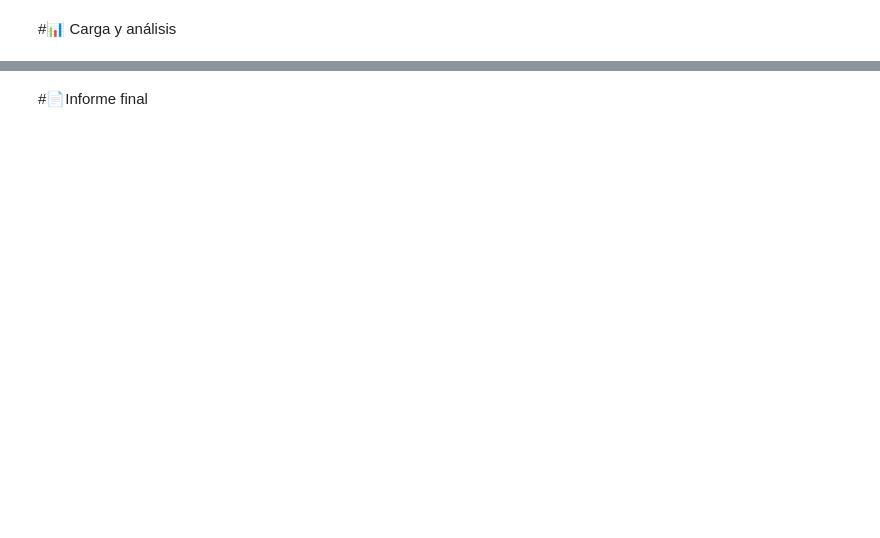
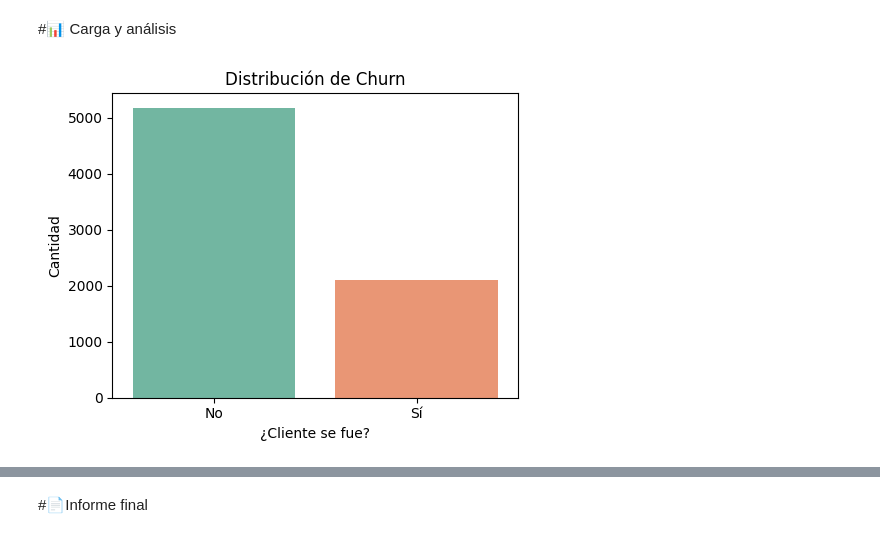
Before and after one commit to sebastian172gm/Challenge-One, a Jupyter notebook: challenge-telecomX_Latam/TelecomX_LATAM.ipynb, the cells around one changed output, grey strips where cells are left out. Saved outputs shown, nothing was run; the diff lists cells and outputs as text; code cells hidden in the pictures; blank space fills up the shorter version.

```diff
--- a/challenge-telecomX_Latam/TelecomX_LATAM.ipynb
+++ b/challenge-telecomX_Latam/TelecomX_LATAM.ipynb
@@ -70,7 +65,7 @@ memory usage: 1.2+ MB
 # %%
 # create a summary DataFrame with the required statistics
 # including the number of nulls, unique values, max, min, mean, and standard
-df1.replace("", np.nan, inplace=True)
+df1.replace(["" , " "], np.nan, inplace=True)
 
 summary = pd.DataFrame({
     'Columna': df1.columns,
@@ -82,12 +77,6 @@ summary = pd.DataFrame({
 
 summary = summary.sort_values(by='Nulos', ascending=False).reset_index(drop=True)
 
-num_cols = df1.select_dtypes(include='number').columns
-
-summary['Max'] = summary['Columna'].apply(lambda c: df1[c].max() if c in num_cols else None)
-summary['Min'] = summary['Columna'].apply(lambda c: df1[c].min() if c in num_cols else None)
-summary['Media'] = summary['Columna'].apply(lambda c: df1[c].mean() if c in num_cols else None)
-summary['sd'] = summary['Columna'].apply(lambda c: df1[c].std() if c in num_cols else None)
 
 print(summary.to_markdown(index=False))
 # %% [output]
@@ -111,2 +102,28 @@ print(summary.to_markdown(index=False))
 # %% [markdown]
 #🔧 Transformación
+# %%
+
+# trasform the DataFrame to have a more readable format
+
+cat_cols = [ 'customer.gender','internet.InternetService','account.Contract','account.PaymentMethod',
+            'internet.OnlineSecurity', 'internet.OnlineBackup', 'internet.DeviceProtection',
+    'internet.TechSupport', 'internet.StreamingTV', 'internet.StreamingMovies']
+for col in cat_cols:
+    df1[col] = df1[col].astype('category')
+
+
+# convert the 'customer.SeniorCitizen' column to boolean
+
+cat_cols = ['customer.Partner', 'customer.Dependents', 'phone.PhoneService', 'phone.MultipleLines',
+    'account.PaperlessBilling', 'Churn','customer.SeniorCitizen']
+
+# remplace Yes/No with 1/0
+
+df1 = df1.replace({'Yes': 1, 'No': 0})
+
+for col in cat_cols:
+    df1[col] = df1[col].astype('bool')
+
+
+# convert the 'account.Charges.Total' column to float
+df1['account.Charges.Total'] = df1['account.Charges.Total'].astype(float)
@@ -114,0 +155,12 @@ print(summary.to_markdown(index=False))
+# %%
+# 1. Distribución de Churn
+plt.figure(figsize=(5,4))
+sns.countplot(x='Churn', data=df1, palette='Set2')
+plt.title("Distribución de Churn")
+plt.xlabel("¿Cliente se fue?")
+plt.ylabel("Cantidad")
+plt.xticks([0, 1], ['No', 'Sí'])
+plt.tight_layout()
+plt.show()
+# %% [output]
+[figure, added]
```
Also changed, not shown: parts of 10 cells of this notebook, 1 other file.
